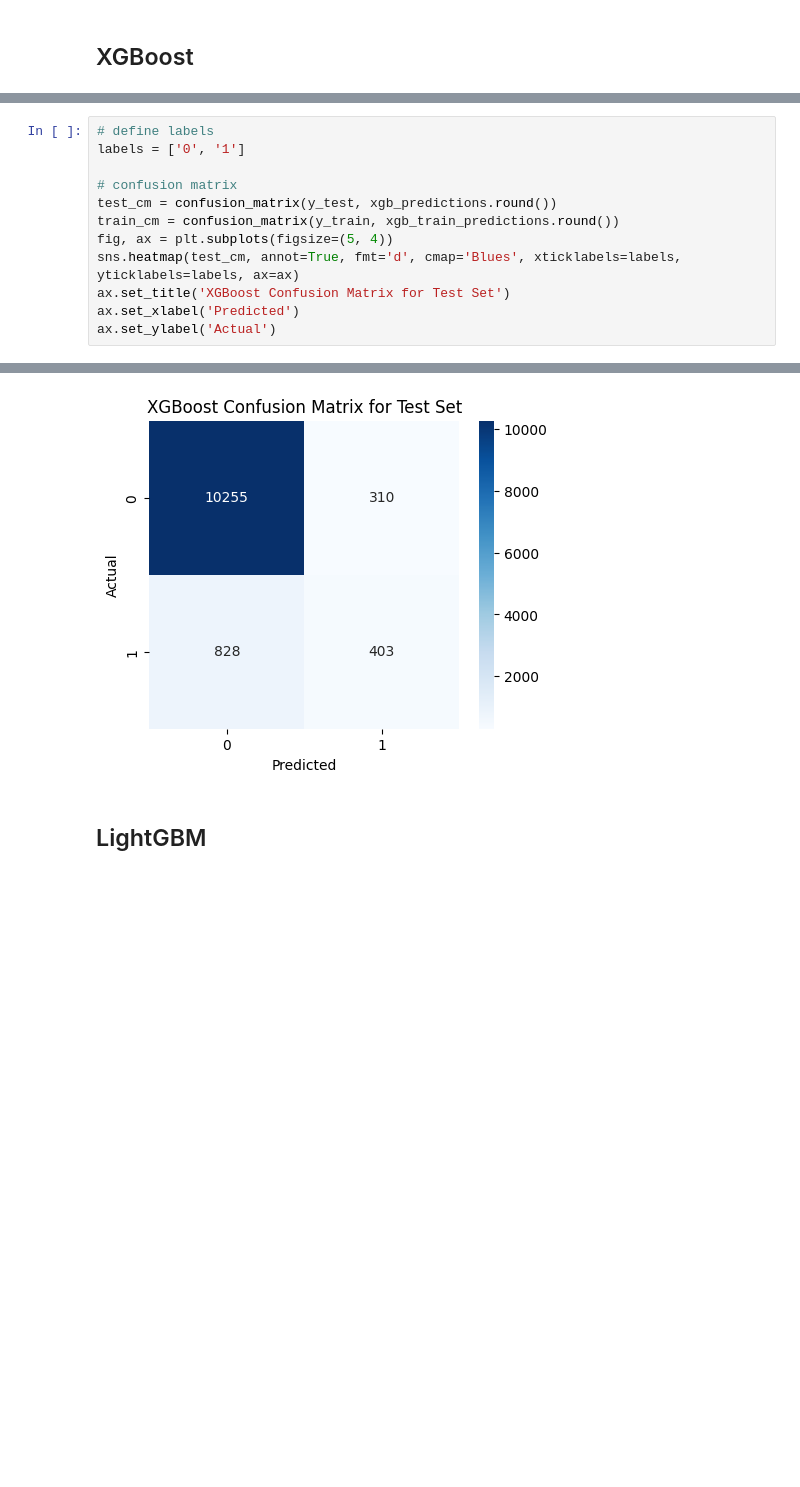
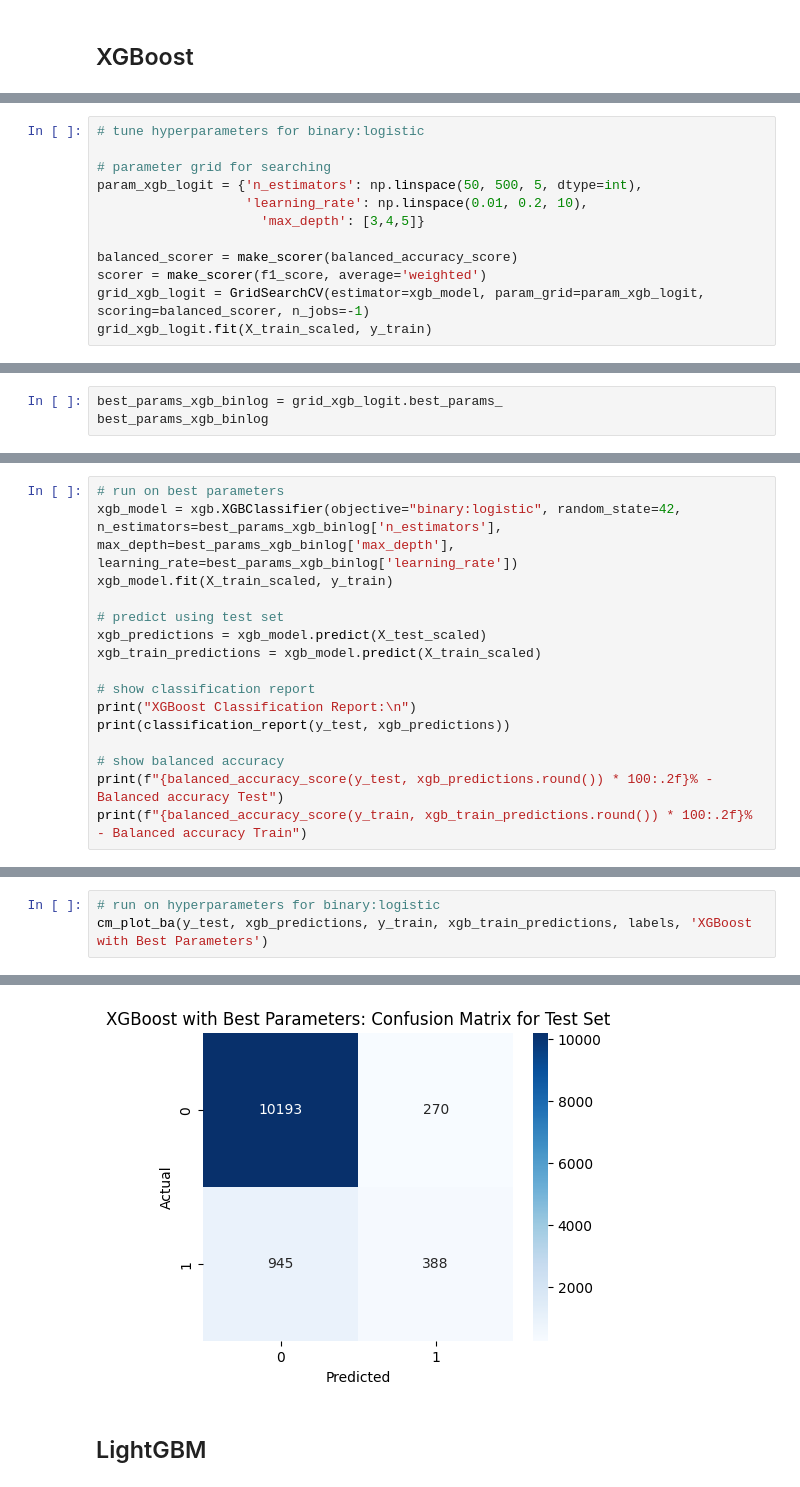
Before and after one commit to jiaminho/RPH-HAC-Prediction, a Jupyter notebook: HAC_Model.ipynb, the cells around one changed output, grey strips where cells are left out. Drawn from its saved outputs; the diff is of its cells as text; blank space fills up the shorter version.

```diff
--- a/HAC_Model.ipynb
+++ b/HAC_Model.ipynb
@@ -537,0 +649,12 @@ print(f"{balanced_accuracy_score(y_train, xgb_train_predictions.round()) * 100:.
+# %%
+# tune hyperparameters for binary:logistic
+
+# parameter grid for searching
+param_xgb_logit = {'n_estimators': np.linspace(50, 500, 5, dtype=int),
+                   'learning_rate': np.linspace(0.01, 0.2, 10),
+                     'max_depth': [3,4,5]}
+
+balanced_scorer = make_scorer(balanced_accuracy_score)
+scorer = make_scorer(f1_score, average='weighted')
+grid_xgb_logit = GridSearchCV(estimator=xgb_model, param_grid=param_xgb_logit, scoring=balanced_scorer, n_jobs=-1)
+grid_xgb_logit.fit(X_train_scaled, y_train)
@@ -537,0 +682,3 @@ print(f"{balanced_accuracy_score(y_train, xgb_train_predictions.round()) * 100:.
+# %%
+best_params_xgb_binlog = grid_xgb_logit.best_params_
+best_params_xgb_binlog
@@ -537,0 +687,16 @@ print(f"{balanced_accuracy_score(y_train, xgb_train_predictions.round()) * 100:.
+# %%
+# run on best parameters
+xgb_model = xgb.XGBClassifier(objective="binary:logistic", random_state=42, n_estimators=best_params_xgb_binlog['n_estimators'], max_depth=best_params_xgb_binlog['max_depth'], learning_rate=best_params_xgb_binlog['learning_rate'])
+xgb_model.fit(X_train_scaled, y_train)
+
+# predict using test set
+xgb_predictions = xgb_model.predict(X_test_scaled)
+xgb_train_predictions = xgb_model.predict(X_train_scaled)
+
+# show classification report
+print("XGBoost Classification Report:\n")
+print(classification_report(y_test, xgb_predictions))
+
+# show balanced accuracy
+print(f"{balanced_accuracy_score(y_test, xgb_predictions.round()) * 100:.2f}% - Balanced accuracy Test")
+print(f"{balanced_accuracy_score(y_train, xgb_train_predictions.round()) * 100:.2f}% - Balanced accuracy Train")
@@ -538,13 +717,4 @@ print(f"{balanced_accuracy_score(y_train, xgb_train_predictions.round()) * 100:.
 # %%
-# define labels
-labels = ['0', '1']
-
-# confusion matrix
-test_cm = confusion_matrix(y_test, xgb_predictions.round())
-train_cm = confusion_matrix(y_train, xgb_train_predictions.round())
-fig, ax = plt.subplots(figsize=(5, 4))
-sns.heatmap(test_cm, annot=True, fmt='d', cmap='Blues', xticklabels=labels, yticklabels=labels, ax=ax)
-ax.set_title('XGBoost Confusion Matrix for Test Set')
-ax.set_xlabel('Predicted')
-ax.set_ylabel('Actual')
+# run on hyperparameters for binary:logistic
+cm_plot_ba(y_test, xgb_predictions, y_train, xgb_train_predictions, labels, 'XGBoost with Best Parameters')
 # %% [output]
@@ -552,3 +723,3 @@ Text(33.22222222222222, 0.5, 'Actual')
-[figure, old version]
+[figure, new version]
 # %% [markdown]
 ## LightGBM
```
Also changed, not shown: parts of 35 cells of this notebook.
